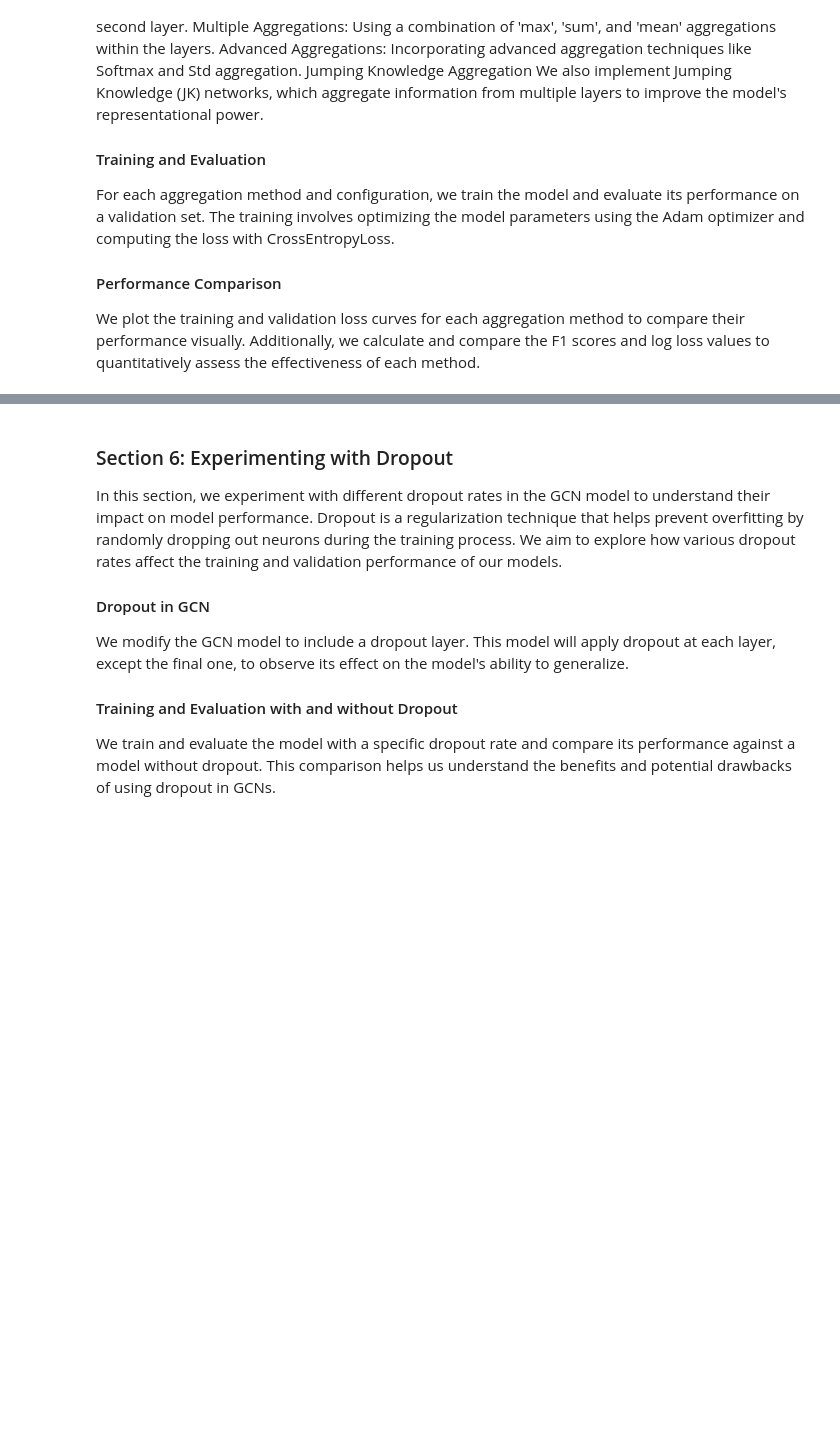
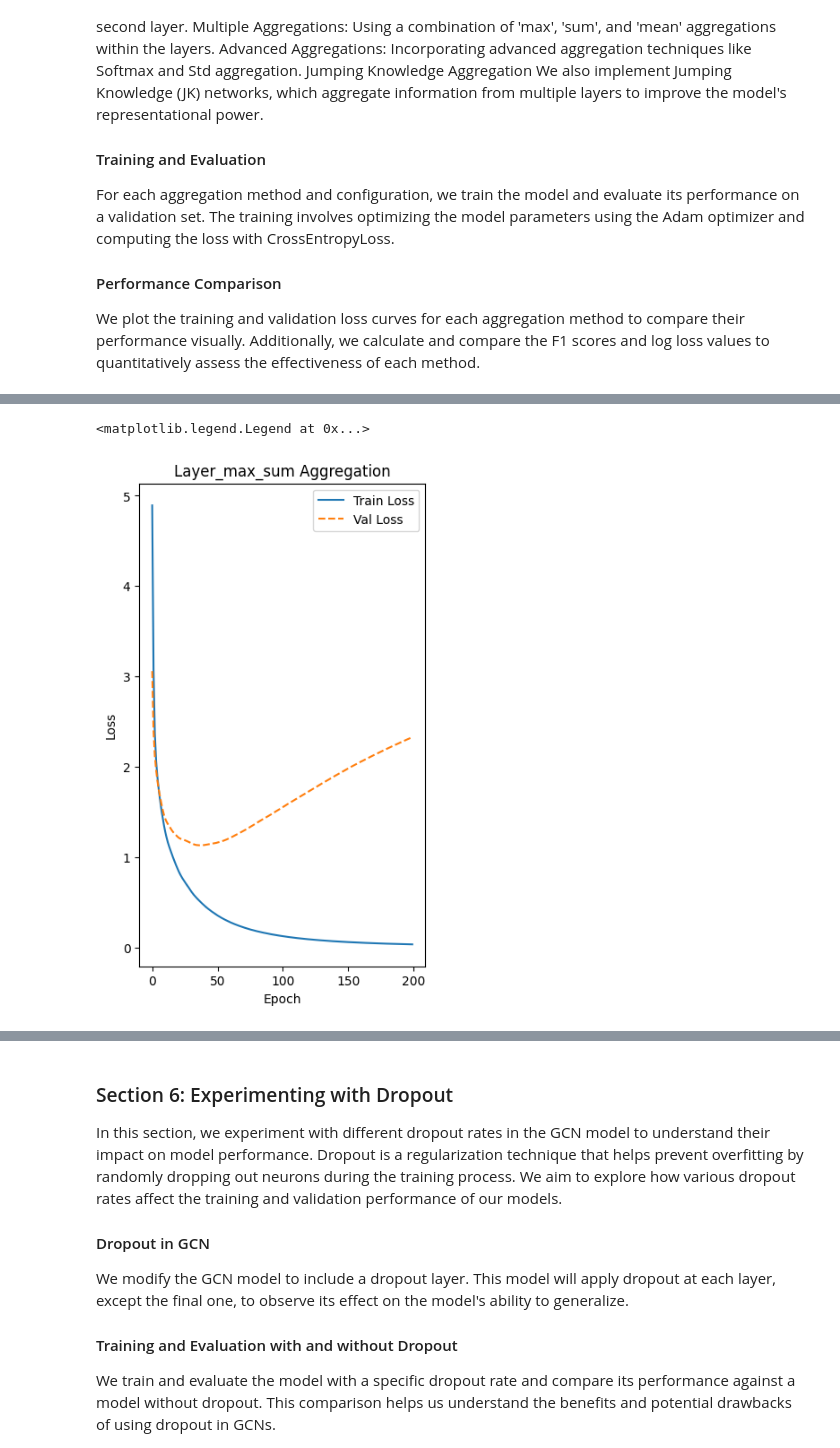
Before and after one commit to davidepatti/gnns_in_action, a Jupyter notebook: chapter_3/Chapter_3_using_Subgraph.ipynb, the cells around one changed output, grey strips where cells are left out. Saved outputs shown, nothing was run; the diff lists cells and outputs as text; code cells hidden in the pictures; blank space fills up the shorter version.

```diff
--- a/chapter_3/Chapter_3_using_Subgraph.ipynb
+++ b/chapter_3/Chapter_3_using_Subgraph.ipynb
@@ -1023,7 +1400,7 @@ class CustomGraphSAGE(torch.nn.Module):
         return torch.log_softmax(x, dim=1)
 
 # Instantiate the model and move it to the appropriate device
-model_layer_max_sum = CustomGraphSAGE(in_channels=subset_graph.num_features, hidden_channels=64, out_channels=dataset.num_classes).to(device)
+model_layer_max_sum = CustomGraphSAGE(in_channels=subset_graph.num_features, hidden_channels=64, out_channels=dataset.num_classes).to(get_pyg_device_for_aggr('max'))
 
 # Create an optimizer for the model's parameters
 optimizer_layer = torch.optim.Adam(model_layer_max_sum.parameters(), lr=0.01)
@@ -1045,3 +1422,4 @@ plt.title('Layer_max_sum Aggregation')
 plt.xlabel('Epoch')
 plt.ylabel('Loss')
 plt.legend()
+# %% [output]
@@ -1048,3 +1446,5 @@ plt.legend()
+<matplotlib.legend.Legend at 0x...>
+[figure, added]
 # %%
 # layer-wise aggregation
 
```
Also changed, not shown: parts of 54 cells of this notebook.
